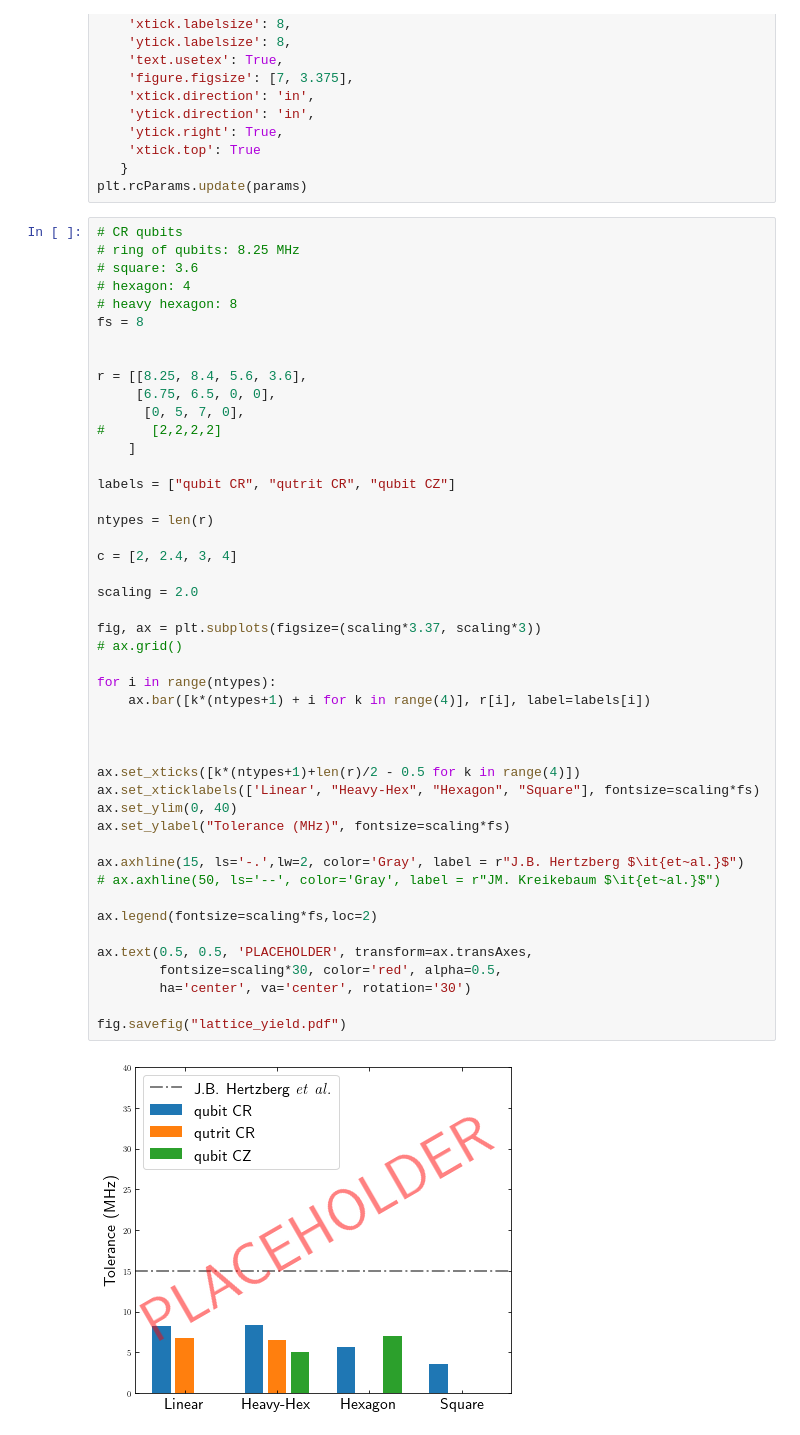
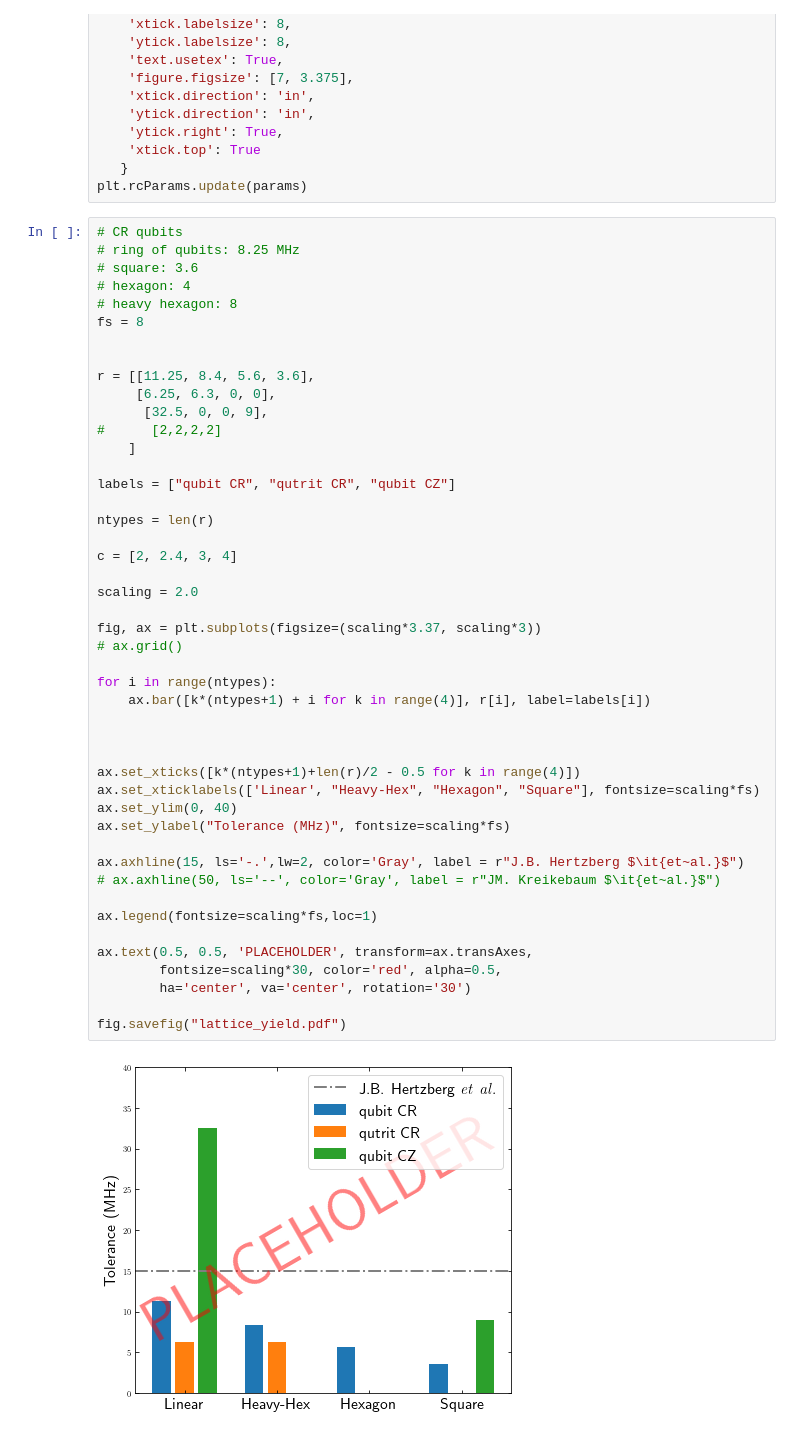
Before and after one commit to AlMrvn/frequency-allocation, a Jupyter notebook: Notebook/lattices_yields.ipynb, the cells around one changed output. Drawn from its saved outputs; the diff is of its cells as text.

```diff
--- a/Notebook/lattices_yields.ipynb
+++ b/Notebook/lattices_yields.ipynb
@@ -24,9 +24,9 @@ plt.rcParams.update(params)
 fs = 8
 
 
-r = [[8.25, 8.4, 5.6, 3.6],
-     [6.75, 6.5, 0, 0],
-      [0, 5, 7, 0],
+r = [[11.25, 8.4, 5.6, 3.6],
+     [6.25, 6.3, 0, 0],
+      [32.5, 0, 0, 9],
 #      [2,2,2,2]
     ]
 
@@ -34,32 +34,32 @@ labels = ["qubit CR", "qutrit CR", "qubit CZ"]
 
 ntypes = len(r)
 
 c = [2, 2.4, 3, 4]
 
 scaling = 2.0
 
 fig, ax = plt.subplots(figsize=(scaling*3.37, scaling*3))
 # ax.grid()
 
 for i in range(ntypes):
     ax.bar([k*(ntypes+1) + i for k in range(4)], r[i], label=labels[i])
 
 
 
 ax.set_xticks([k*(ntypes+1)+len(r)/2 - 0.5 for k in range(4)])
 ax.set_xticklabels(['Linear', "Heavy-Hex", "Hexagon", "Square"], fontsize=scaling*fs)
 ax.set_ylim(0, 40)
 ax.set_ylabel("Tolerance (MHz)", fontsize=scaling*fs)
 
 ax.axhline(15, ls='-.',lw=2, color='Gray', label = r"J.B. Hertzberg $\it{et~al.}$")
 # ax.axhline(50, ls='--', color='Gray', label = r"JM. Kreikebaum $\it{et~al.}$")
 
-ax.legend(fontsize=scaling*fs,loc=2)
+ax.legend(fontsize=scaling*fs,loc=1)
 
 ax.text(0.5, 0.5, 'PLACEHOLDER', transform=ax.transAxes,
         fontsize=scaling*30, color='red', alpha=0.5,
         ha='center', va='center', rotation='30')
 
 fig.savefig("lattice_yield.pdf")
 # %% [output]
-[figure, old version]
+[figure, new version]
```
Also changed, not shown: 8 other files.
